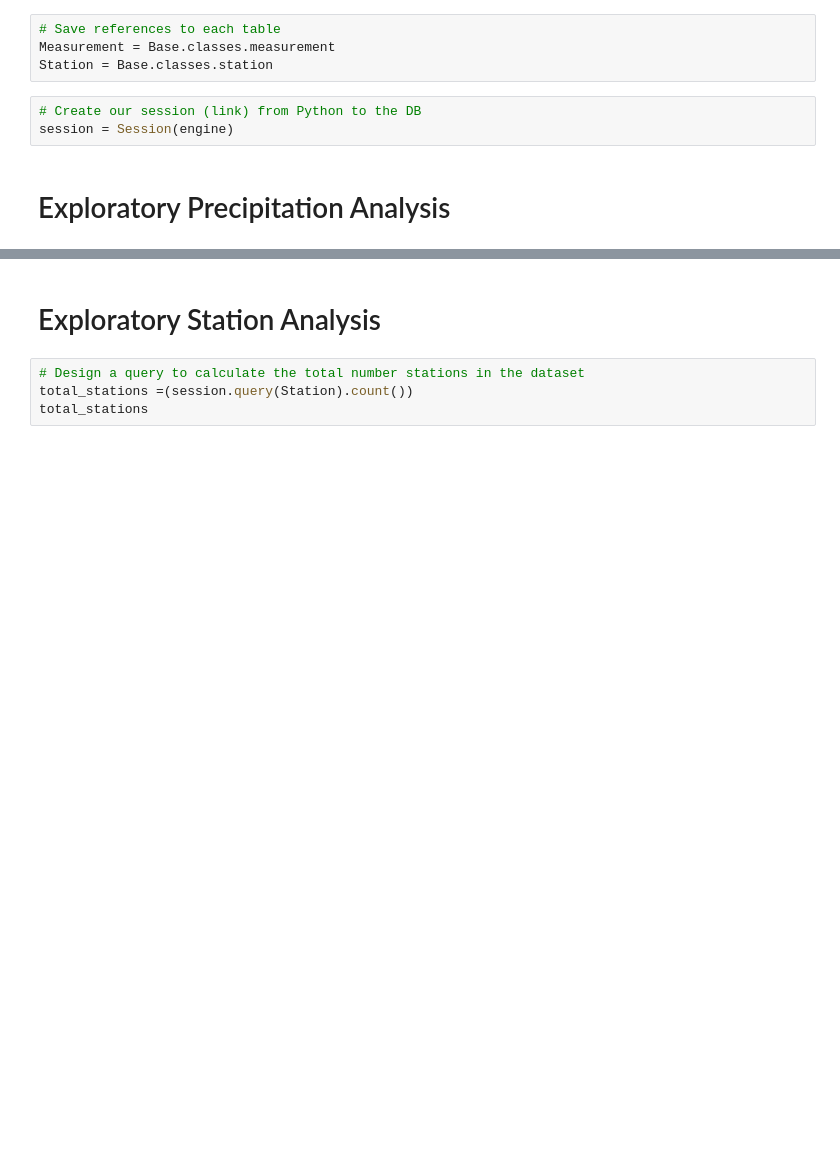
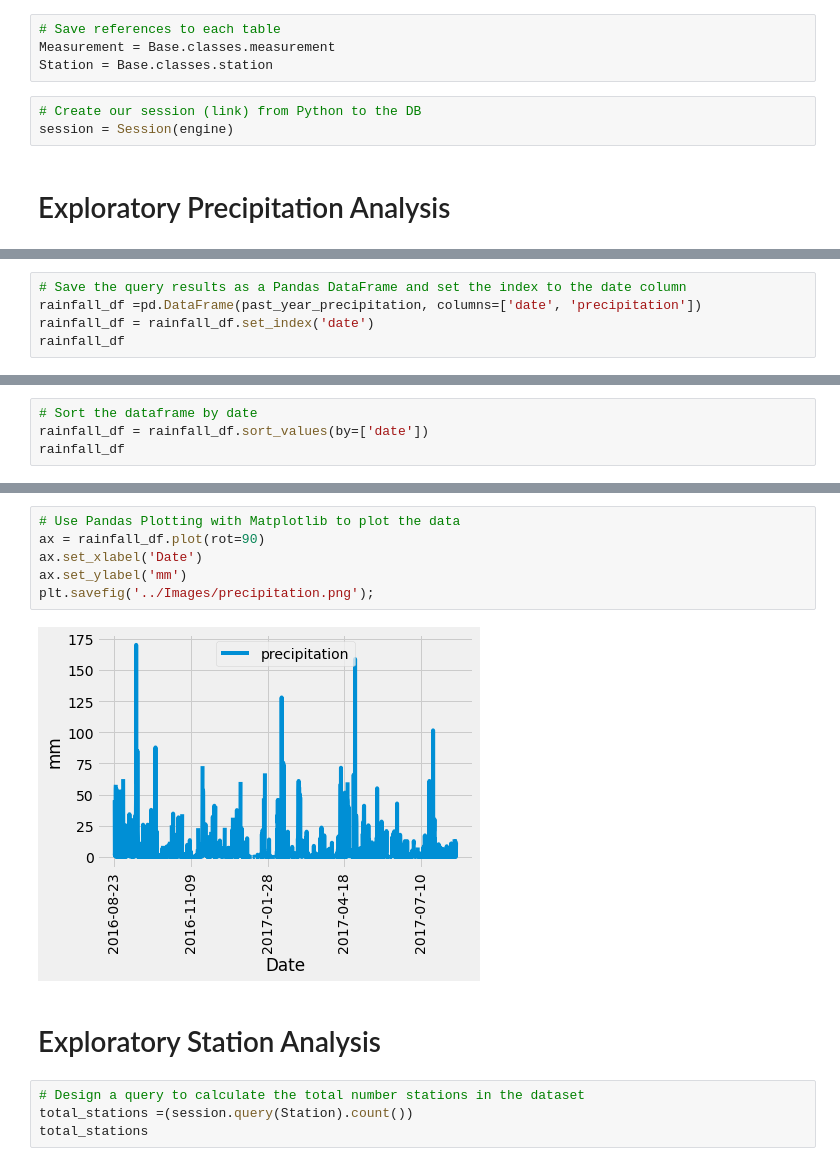
Before and after one commit to TroyFoote/SQL_Alchemy_Climate_Analysis, a Jupyter notebook: SurfsUp/climate_starter-checkpoint.ipynb, the cells around one changed output, grey strips where cells are left out. Cells and saved outputs as stored; diff of their text form; blank space fills up the shorter version.

```diff
--- a/SurfsUp/climate_starter-checkpoint.ipynb
+++ b/SurfsUp/climate_starter-checkpoint.ipynb
@@ -87,0 +60,5 @@ query_date = dt.date(2017, 8 , 23) - dt.timedelta(days=364)
+# %%
+# Save the query results as a Pandas DataFrame and set the index to the date column
+rainfall_df =pd.DataFrame(past_year_precipitation, columns=['date', 'precipitation'])
+rainfall_df = rainfall_df.set_index('date')
+rainfall_df
@@ -87,0 +80,4 @@ query_date = dt.date(2017, 8 , 23) - dt.timedelta(days=364)
+# %%
+# Sort the dataframe by date
+rainfall_df = rainfall_df.sort_values(by=['date'])
+rainfall_df
@@ -90,3 +113,11 @@ query_date = dt.date(2017, 8 , 23) - dt.timedelta(days=364)
+# %%
+# Use Pandas Plotting with Matplotlib to plot the data
+ax = rainfall_df.plot(rot=90)
+ax.set_xlabel('Date')
+ax.set_ylabel('mm')
+plt.savefig('../Images/precipitation.png');
+# %% [output]
+[figure, added]
 # %% [markdown]
 # Exploratory Station Analysis
 # %%
```
Also changed, not shown: parts of 8 cells of this notebook, 2 other files.
